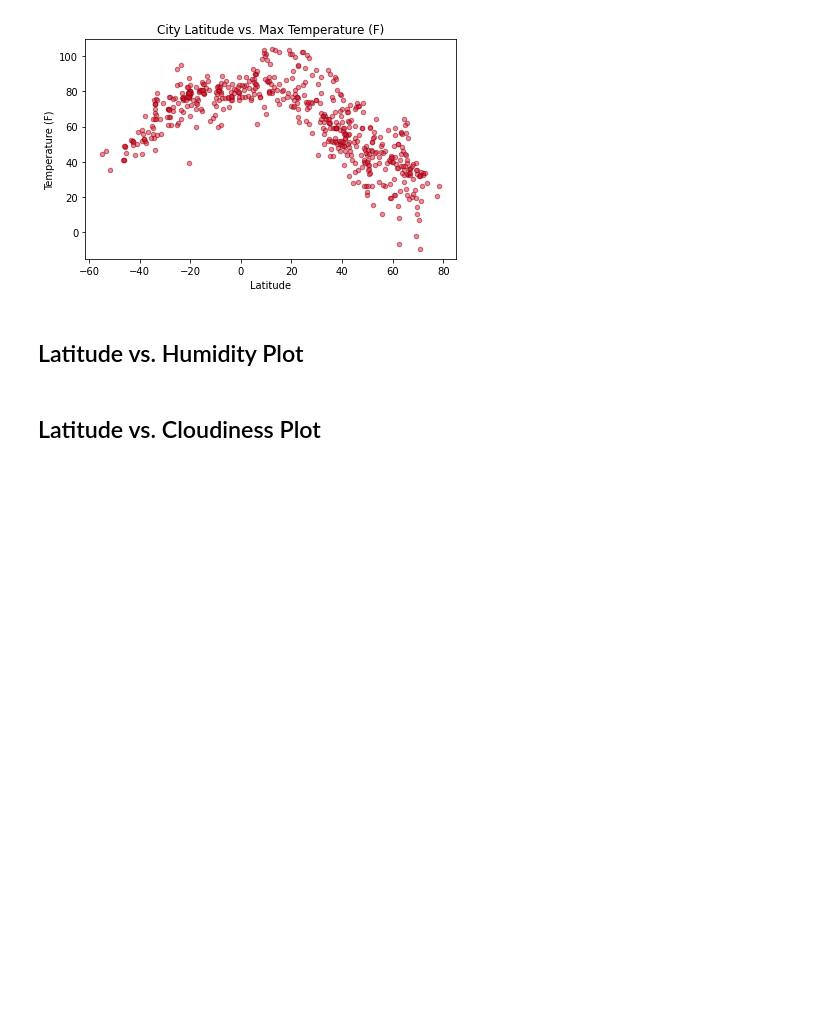
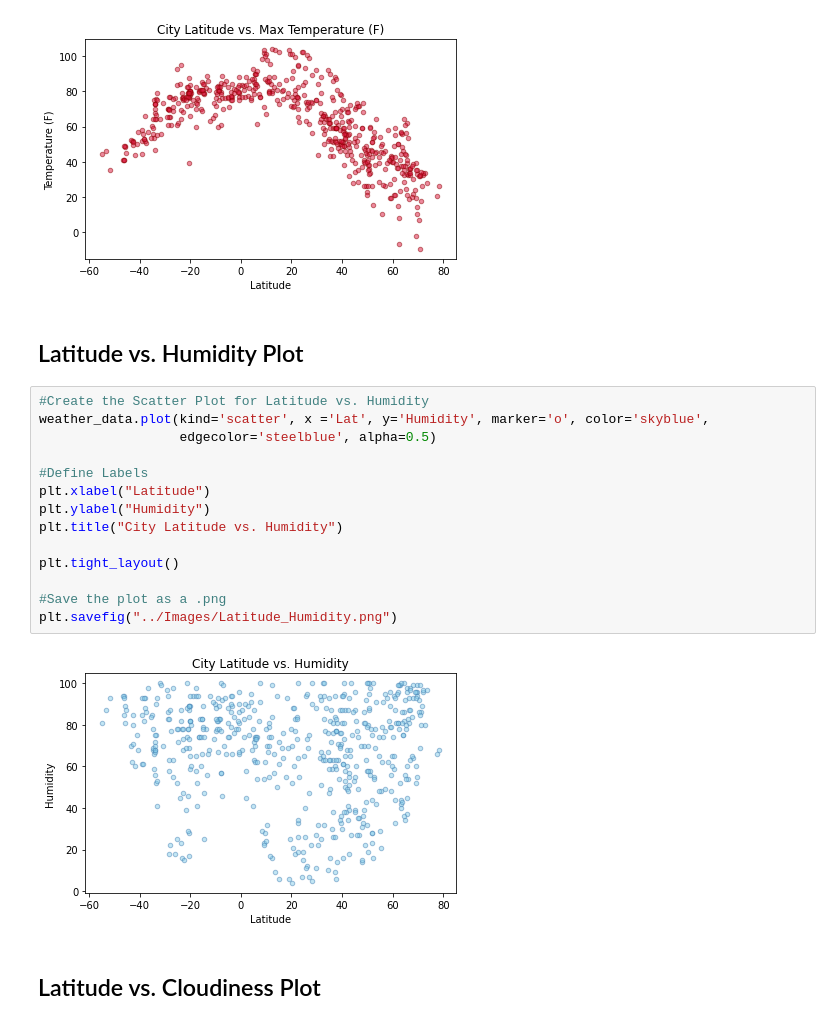
Before and after one commit to MorgaineB/python-api-challenge, a Jupyter notebook: WeatherPy/WeatherPy.ipynb, the cells around one changed output. Saved outputs shown, nothing was run; the diff lists cells and outputs as text; blank space fills up the shorter version.

Commit message:
Scatter plots for Humidity & Cloudiness.

```diff
--- a/WeatherPy/WeatherPy.ipynb
+++ b/WeatherPy/WeatherPy.ipynb
@@ -201,5 +201,21 @@ plt.savefig("../Images/Latitude_MaxTemp.png")
 [figure]
 # %% [markdown]
 ## Latitude vs. Humidity Plot
+# %%
+#Create the Scatter Plot for Latitude vs. Humidity
+weather_data.plot(kind='scatter', x ='Lat', y='Humidity', marker='o', color='skyblue',
+                  edgecolor='steelblue', alpha=0.5)
+
+#Define Labels
+plt.xlabel("Latitude")
+plt.ylabel("Humidity")
+plt.title("City Latitude vs. Humidity")
+
+plt.tight_layout()
+
+#Save the plot as a .png
+plt.savefig("../Images/Latitude_Humidity.png")
+# %% [output]
+[figure, added]
 # %% [markdown]
 ## Latitude vs. Cloudiness Plot
```
Also changed, not shown: parts of 1 cell of this notebook, 2 other files.
